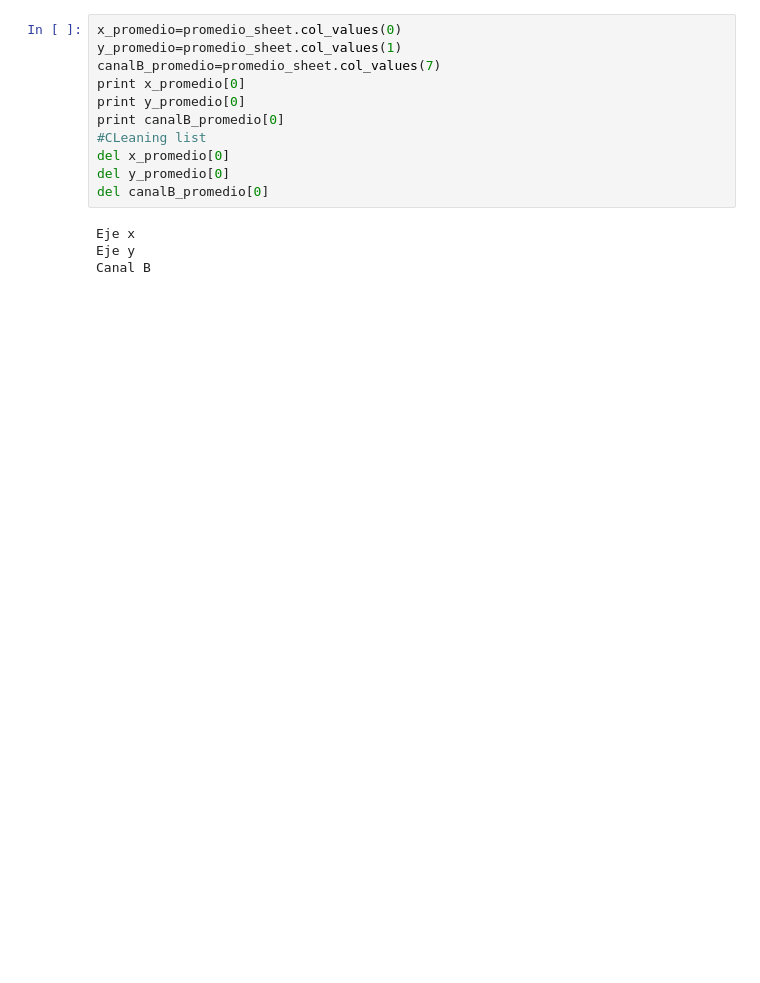
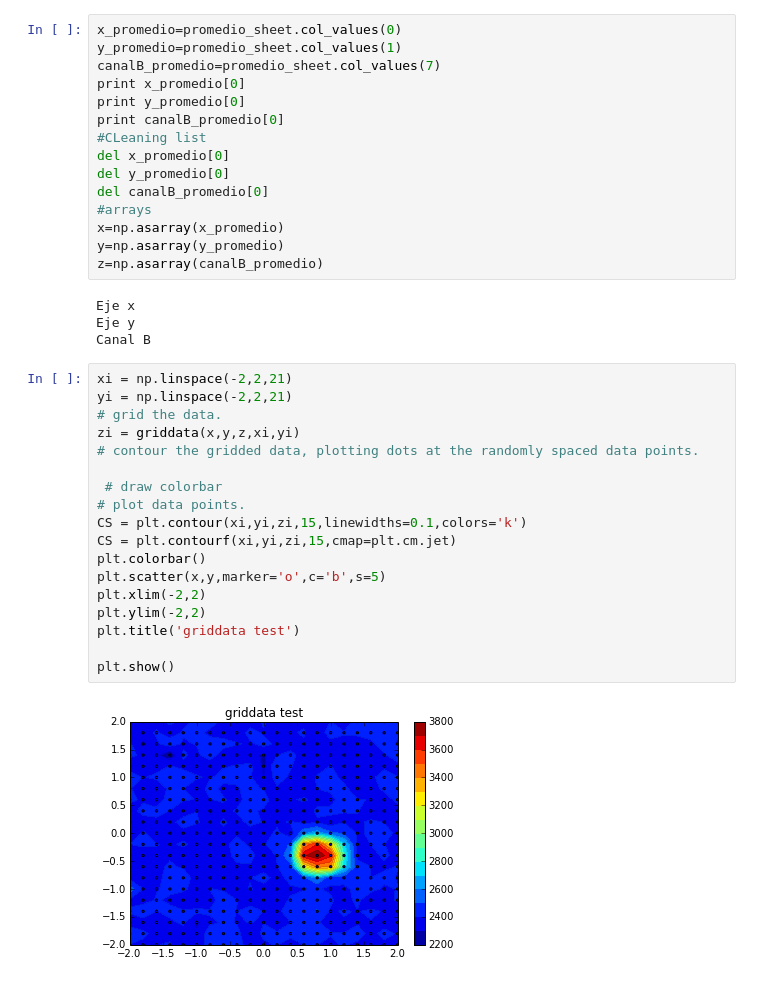
Before and after one commit to juannnesss/Tesis, a Jupyter notebook: Python/xlrd.ipynb, the cells around one changed output. Drawn from its saved outputs; the diff is of its cells as text; blank space fills up the shorter version.

```diff
--- a/Python/xlrd.ipynb
+++ b/Python/xlrd.ipynb
@@ -26,7 +28,31 @@ print canalB_promedio[0]
 del x_promedio[0]
 del y_promedio[0]
 del canalB_promedio[0]
+#arrays
+x=np.asarray(x_promedio)
+y=np.asarray(y_promedio)
+z=np.asarray(canalB_promedio)
 # %% [output]
 Eje x
 Eje y
 Canal B
+# %%
+xi = np.linspace(-2,2,21)
+yi = np.linspace(-2,2,21)
+# grid the data.
+zi = griddata(x,y,z,xi,yi)
+# contour the gridded data, plotting dots at the randomly spaced data points.
+
+ # draw colorbar
+# plot data points.
+CS = plt.contour(xi,yi,zi,15,linewidths=0.1,colors='k')
+CS = plt.contourf(xi,yi,zi,15,cmap=plt.cm.jet)
+plt.colorbar()
+plt.scatter(x,y,marker='o',c='b',s=5)
+plt.xlim(-2,2)
+plt.ylim(-2,2)
+plt.title('griddata test')
+
+plt.show()
+# %% [output]
+[figure, added]
```
Also changed, not shown: parts of 2 cells of this notebook.
